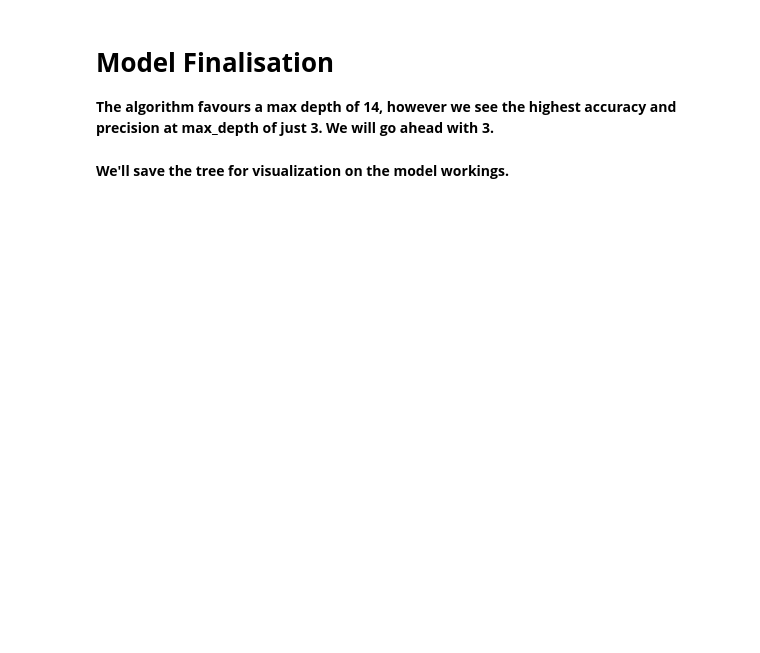
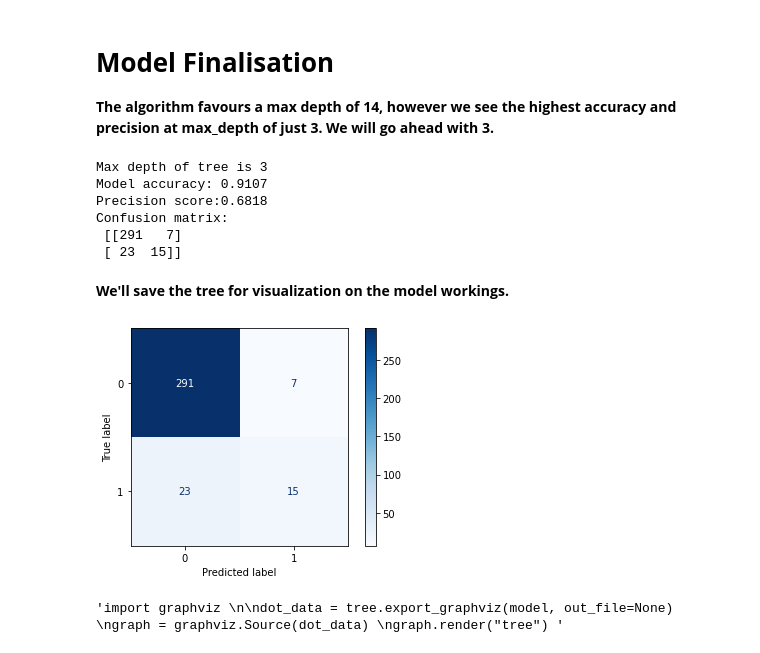
Before and after one commit to sienlonglim/eda_data_cleaning, a Jupyter notebook: Healthcare attrition/eda-predictive-analysis-on-healthcare-attrition.ipynb, the cells around one changed output. Drawn from its saved outputs; the diff is of its cells as text; code cells hidden in the pictures; blank space fills up the shorter version.

```diff
--- a/Healthcare attrition/eda-predictive-analysis-on-healthcare-attrition.ipynb
+++ b/Healthcare attrition/eda-predictive-analysis-on-healthcare-attrition.ipynb
@@ -14,7 +16,7 @@ print('Setup complete')
  - We first reading the csv file (indexed to EmployeeID) and check for the types of columns present.
  - Ensure that there are no null values.
 # %%
-main_df = pd.read_csv('employee-attrition-for-healthcare/watson_healthcare_modified.csv', index_col = 'EmployeeID')
+main_df = pd.read_csv('watson_healthcare_modified.csv', index_col = 'EmployeeID')
 display(main_df.head(5))
 cols = main_df.columns
 display(cols)
@@ -255,23 +440,34 @@ FP = cm[0][1]
 ps = TP/(TP+FP)
 print('Precision score:{0:0.4f}'.format(ps))
 print('Confusion matrix:\n', cm)
+# %% [output]
+Max depth of tree is 3
+Model accuracy: 0.9107
+Precision score:0.6818
+Confusion matrix:
+ [[291   7]
+ [ 23  15]]
 # %% [markdown]
 **We'll save the tree for visualization on the model workings.**
 # %%
 from sklearn.metrics import ConfusionMatrixDisplay, precision_score
 cm = confusion_matrix(y_test, y_predict)
 
 disp = ConfusionMatrixDisplay(confusion_matrix = cm)
-disp.plot()
+disp.plot(cmap = "Blues")
 plt.show()
 
 #To learn how to calculate precision_score - not sure about how to get y_true yet
 #y_true = ????
 #p_score = precision_score(y_true, y_pred)
 #print('Precision score: {0:0.4f}'.format(p_score))
+# %% [output]
+[figure, added]
 # %%
 import graphviz
 
 dot_data = tree.export_graphviz(model, out_file=None)
 graph = graphviz.Source(dot_data)
 graph.render("tree")
+# %% [output]
+'import graphviz \n\ndot_data = tree.export_graphviz(model, out_file=None) \ngraph = graphviz.Source(dot_data) \ngraph.render("tree") '
```
Also changed, not shown: parts of 21 cells of this notebook.
